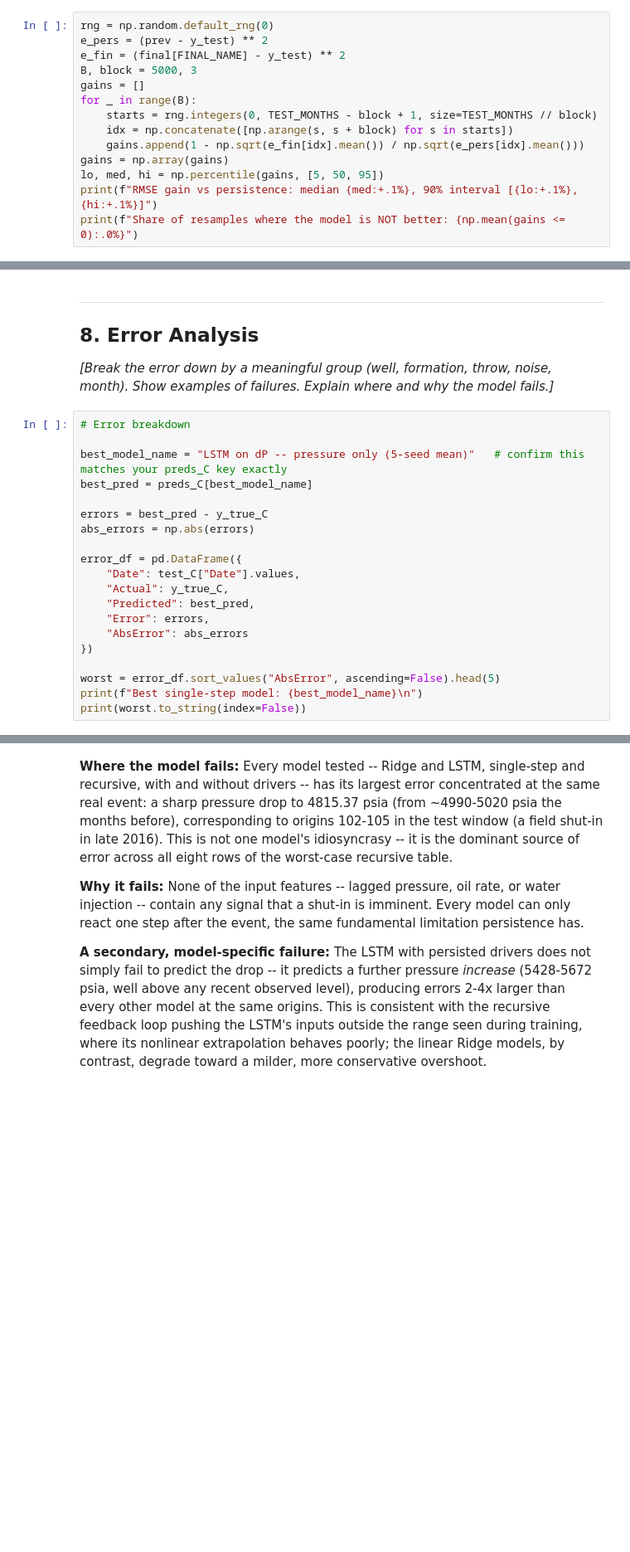
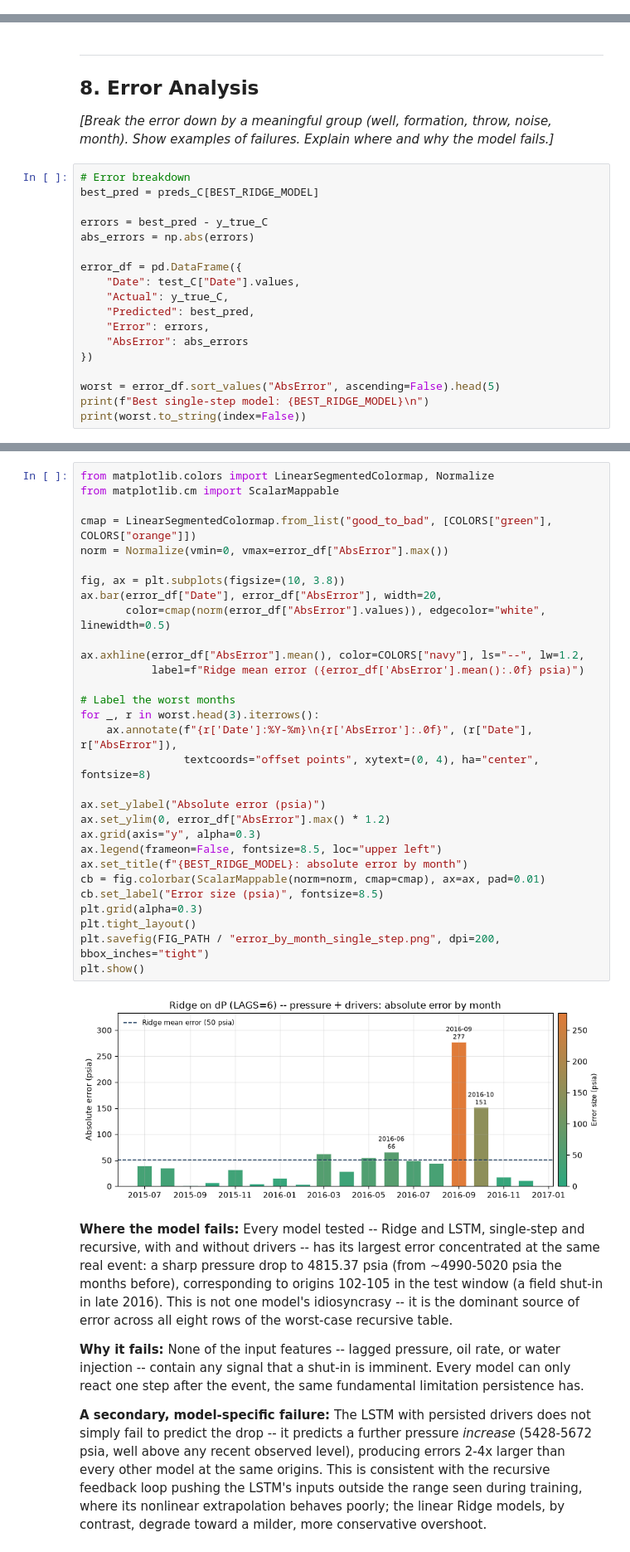
Before and after one commit to sadaraka-kadi/ml4pe-pressure-forecasting, a Jupyter notebook: notebooks/capstone.ipynb, the cells around one changed output, grey strips where cells are left out. Shown at 83% size. Cells and saved outputs as stored; diff of their text form; blank space fills up the shorter version.

```diff
--- a/notebooks/capstone.ipynb
+++ b/notebooks/capstone.ipynb
@@ -1123,14 +1070,0 @@ res
-# %%
-rng = np.random.default_rng(0)
-e_pers = (prev - y_test) ** 2
-e_fin = (final[FINAL_NAME] - y_test) ** 2
-B, block = 5000, 3
-gains = []
-for _ in range(B):
-    starts = rng.integers(0, TEST_MONTHS - block + 1, size=TEST_MONTHS // block)
-    idx = np.concatenate([np.arange(s, s + block) for s in starts])
-    gains.append(1 - np.sqrt(e_fin[idx].mean()) / np.sqrt(e_pers[idx].mean()))
-gains = np.array(gains)
-lo, med, hi = np.percentile(gains, [5, 50, 95])
-print(f"RMSE gain vs persistence: median {med:+.1%}, 90% interval [{lo:+.1%}, {hi:+.1%}]")
-print(f"Share of resamples where the model is NOT better: {np.mean(gains <= 0):.0%}")
@@ -1145,9 +1076,7 @@ Share of resamples where the model is NOT better: 18%
 failures. Explain where and why the model fails.]*
 # %%
 # Error breakdown
-
-best_model_name = "LSTM on dP -- pressure only (5-seed mean)"   # confirm this matches your preds_C key exactly
-best_pred = preds_C[best_model_name]
+best_pred = preds_C[BEST_RIDGE_MODEL]
 
 errors = best_pred - y_true_C
 abs_errors = np.abs(errors)
@@ -1161,6 +1090,6 @@ error_df = pd.DataFrame({
 })
 
 worst = error_df.sort_values("AbsError", ascending=False).head(5)
-print(f"Best single-step model: {best_model_name}\n")
+print(f"Best single-step model: {BEST_RIDGE_MODEL}\n")
 print(worst.to_string(index=False))
 # %% [output]
@@ -1186,3 +1104,35 @@ plt.show()
+# %%
+from matplotlib.colors import LinearSegmentedColormap, Normalize
+from matplotlib.cm import ScalarMappable
+
+cmap = LinearSegmentedColormap.from_list("good_to_bad", [COLORS["green"], COLORS["orange"]])
+norm = Normalize(vmin=0, vmax=error_df["AbsError"].max())
+
+fig, ax = plt.subplots(figsize=(10, 3.8))
+ax.bar(error_df["Date"], error_df["AbsError"], width=20,
+       color=cmap(norm(error_df["AbsError"].values)), edgecolor="white", linewidth=0.5)
+
+ax.axhline(error_df["AbsError"].mean(), color=COLORS["navy"], ls="--", lw=1.2,
+           label=f"Ridge mean error ({error_df['AbsError'].mean():.0f} psia)")
+
+# Label the worst months
+for _, r in worst.head(3).iterrows():
+    ax.annotate(f"{r['Date']:%Y-%m}\n{r['AbsError']:.0f}", (r["Date"], r["AbsError"]),
+                textcoords="offset points", xytext=(0, 4), ha="center", fontsize=8)
+
+ax.set_ylabel("Absolute error (psia)")
+ax.set_ylim(0, error_df["AbsError"].max() * 1.2)
+ax.grid(axis="y", alpha=0.3)
+ax.legend(frameon=False, fontsize=8.5, loc="upper left")
+ax.set_title(f"{BEST_RIDGE_MODEL}: absolute error by month")
+cb = fig.colorbar(ScalarMappable(norm=norm, cmap=cmap), ax=ax, pad=0.01)
+cb.set_label("Error size (psia)", fontsize=8.5)
+plt.grid(alpha=0.3)
+plt.tight_layout()
+plt.savefig(FIG_PATH / "error_by_month_single_step.png", dpi=200, bbox_inches="tight")
+plt.show()
+# %% [output]
+[figure, added]
 # %% [markdown]
 **Where the model fails:** Every model tested -- Ridge and LSTM, single-step and recursive, with
 and without drivers -- has its largest error concentrated at the same real event: a sharp pressure
```
Also changed, not shown: parts of 31 cells of this notebook.
